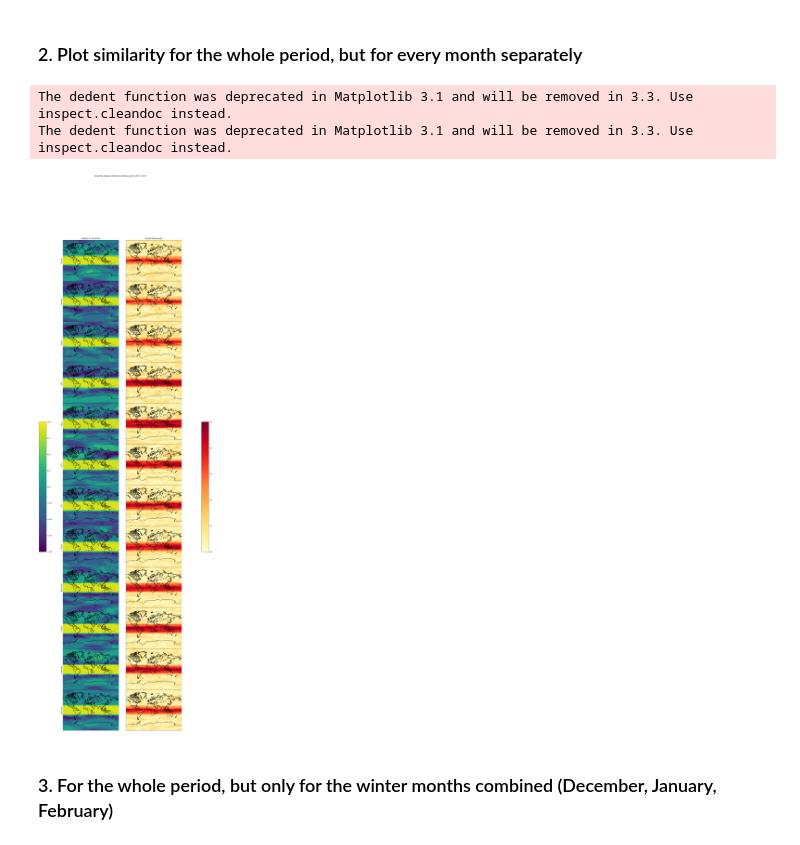
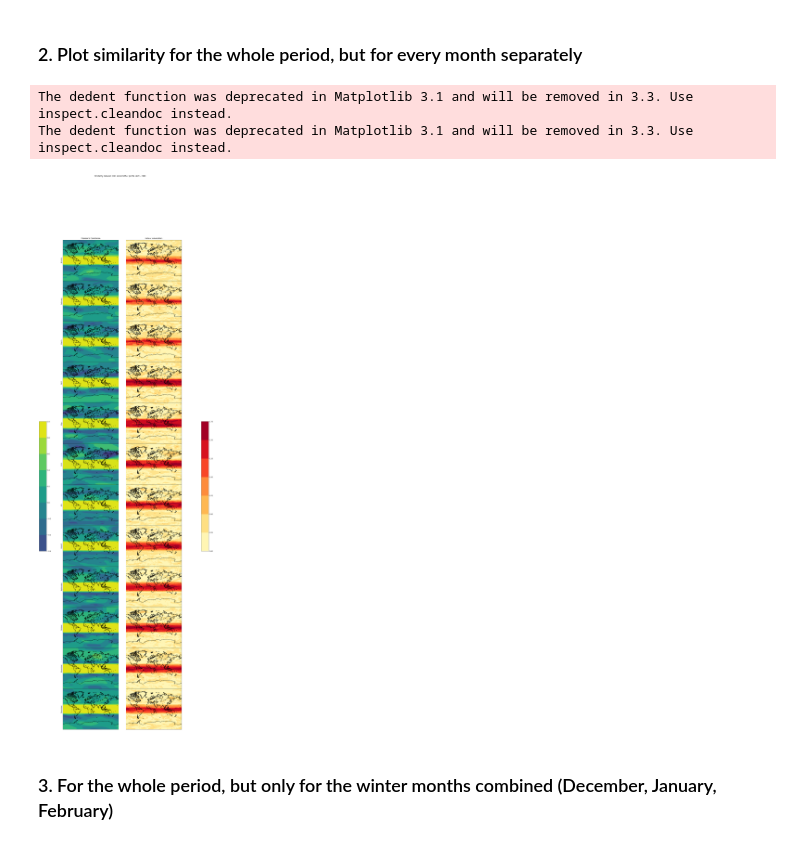
Before and after one commit to Climate-Data-Science/Climate-Similarity-Metrics, a Jupyter notebook: 5_similarity_to_qbo.ipynb, the cells around one changed output. Saved outputs shown, nothing was run; the diff lists cells and outputs as text; code cells hidden in the pictures.

```diff
--- a/5_similarity_to_qbo.ipynb
+++ b/5_similarity_to_qbo.ipynb
@@ -142,38 +129,38 @@ for month in range(len(months)):
     ax[month][0].set_ylabel(months[month])
 
     #Extract monthly values
     u_l30_month = np.array([u_l30[12 * i + month,:,:,:] for i in range(40)])
     qbo_equator_month = [qbo_equator[12 * i + month] for i in range(40)]
 
 
     #Calculate similarities
     month_similarity_correlation = calc.calculate_series_similarity(u_l30_month[:][:,:,:,:], qbo_equator_month[:], level=0, sim_func=similarity_measures.pearson_correlation)
     month_similarity_mutual_information =calc.calculate_series_similarity(u_l30_month[:][:,:,:,:], qbo_equator_month[:], level=0, sim_func=similarity_measures.mutual_information)
 
 
     #Plot Correlation Map
     m = Basemap(projection='mill',lon_0=30,resolution='l', ax=ax[month][0])
     m.drawcoastlines()
     lons, lats = m.makegrid(512, 256)
     x, y = m(lons, lats)
-    cs = m.contourf(x, y, month_similarity_correlation[:, :])
+    cs_corr = m.contourf(x, y, month_similarity_correlation[:, :], vmax=1, vmin=-1)
 
     #Plot Mutual Information Map
     m = Basemap(projection='mill',lon_0=30,resolution='l', ax=ax[month][1])
     m.drawcoastlines()
-    cs = m.contourf(x, y, month_similarity_mutual_information[:, :], cmap="YlOrRd")
+    cs_mi = m.contourf(x, y, month_similarity_mutual_information[:, :], cmap="YlOrRd", vmin=0)
 
 
-plt.colorbar(mapper_correlation, cax=plt.axes([0, 0.4, 0.045, 0.2]))
-plt.colorbar(mapper_mutual_information, cax=plt.axes([1, 0.4, 0.045, 0.2]))
+plt.colorbar(cs_corr, cax=plt.axes([0, 0.4, 0.045, 0.2]))
+plt.colorbar(cs_mi, cax=plt.axes([1, 0.4, 0.045, 0.2]))
 ax[0][0].set_title("Pearson's Correlation")
 ax[0][1].set_title("Mutual Information")
 fig.suptitle("Similarity between QBO and all other points 1979 - 2019")
 plt.show()
 # %% [output]
 The dedent function was deprecated in Matplotlib 3.1 and will be removed in 3.3. Use inspect.cleandoc instead.
 The dedent function was deprecated in Matplotlib 3.1 and will be removed in 3.3. Use inspect.cleandoc instead.
-[figure, old version]
+[figure, new version]
 # %% [markdown]
 <h3>3. For the whole period, but only for the winter months combined (December, January, February)</h3>
 # %%
```
Also changed, not shown: parts of 3 cells of this notebook.
